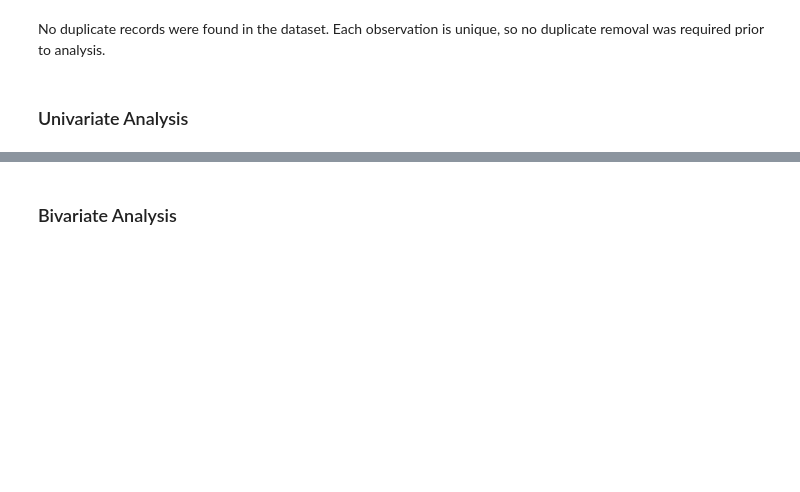
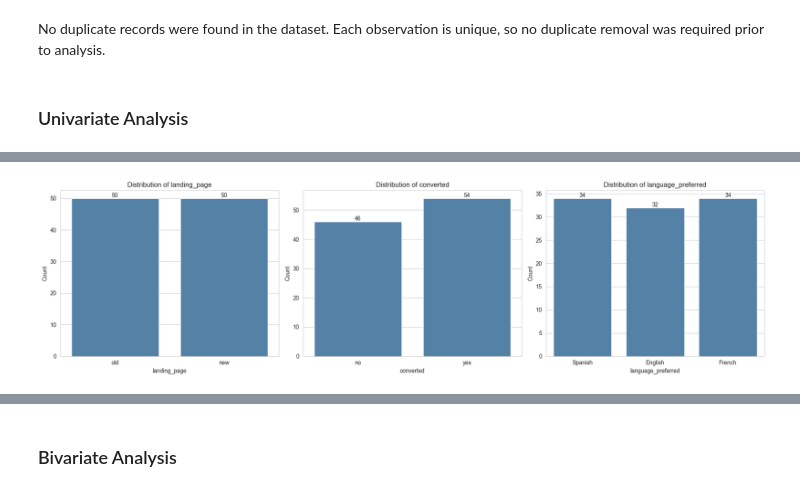
Before and after one commit to Irene-coder-dot/E-News-Express, a Jupyter notebook: ENews_Express_Learner_Notebook_Full_Code.ipynb, the cells around one changed output, grey strips where cells are left out. Cells and saved outputs as stored; diff of their text form; code cells hidden in the pictures; blank space fills up the shorter version.

```diff
--- a/ENews_Express_Learner_Notebook_Full_Code.ipynb
+++ b/ENews_Express_Learner_Notebook_Full_Code.ipynb
@@ -150,0 +206,64 @@ No duplicate records were found in the dataset. Each observation is unique, so n
+# %%
+# Categorical variables
+categorical_cols = ['landing_page', 'converted', 'language_preferred']
+
+# Set plot style
+sns.set_style("whitegrid")
+
+# Create subplots
+fig, axes = plt.subplots(1, 3, figsize=(18, 5))
+
+# Generate countplots
+for i, col in enumerate(categorical_cols):
+
+    sns.countplot(
+        data=ENews_df,
+        x=col,
+        ax=axes[i],
+        color='steelblue'
+    )
+
+    axes[i].set_title(f'Distribution of {col}')
+    axes[i].set_xlabel(col)
+    axes[i].set_ylabel('Count')
+    axes[i].tick_params(axis='x', rotation=0)
+
+    # Add count labels on bars
+    for container in axes[i].containers:
+        axes[i].bar_label(container)
+
+plt.tight_layout()
+plt.show()
+
+
+# -----------------------------
+# Frequency Tables
+# -----------------------------
+
+for col in categorical_cols:
+
+    print("=" * 50)
+    print(f"Frequency Table: {col}")
+    print("=" * 50)
+
+    # Counts
+    count = ENews_df[col].value_counts()
+
+    # Percentages
+    percentage = (
+        ENews_df[col]
+        .value_counts(normalize=True)
+        .mul(100)
+        .round(2)
+    )
+
+    # Combine into one table
+    freq_table = pd.DataFrame({
+        'Count': count,
+        'Percentage (%)': percentage
+    })
+
+    print(freq_table)
+    print("\n")
+# %% [output]
+[figure, added]
```
Also changed, not shown: parts of 12 cells of this notebook.
